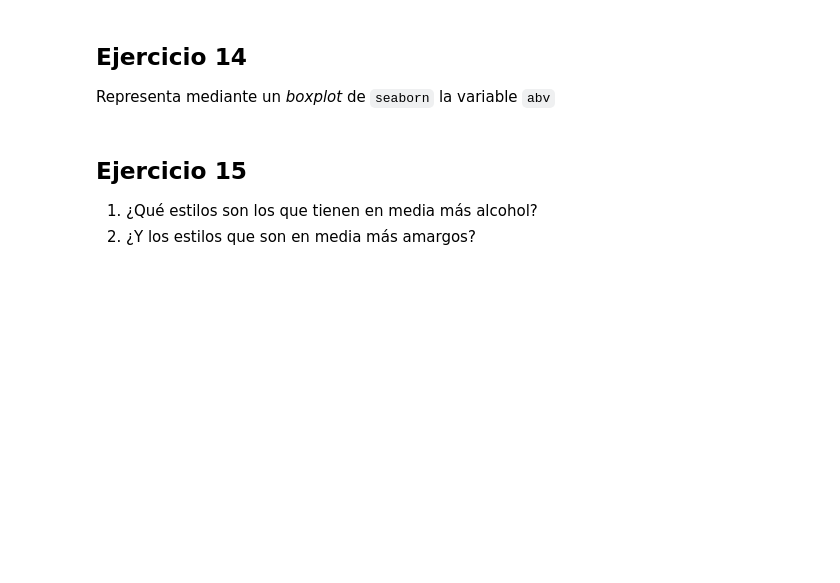
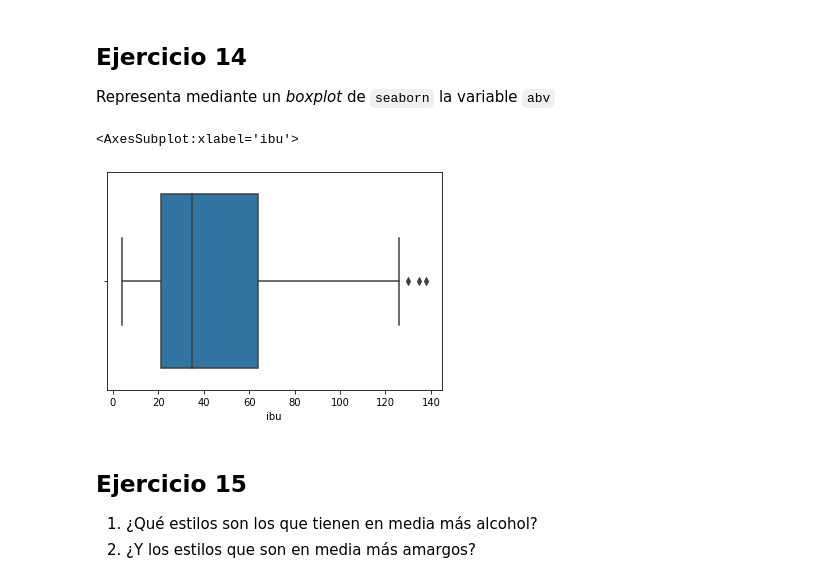
Before and after one commit to JuanManiglia/datascience_thebridge_9_21, a Jupyter notebook: 2-Data_analysis/2-Pandas/Práctica/repaso_pandas/Ejercicio pandas estadistica.ipynb, the cells around one changed output. Drawn from its saved outputs; the diff is of its cells as text; code cells hidden in the pictures; blank space fills up the shorter version.

```diff
--- a/2-Data_analysis/2-Pandas/Práctica/repaso_pandas/Ejercicio pandas estadistica.ipynb
+++ b/2-Data_analysis/2-Pandas/Práctica/repaso_pandas/Ejercicio pandas estadistica.ipynb
@@ -71,3 +534,8 @@ Representa mediante un *boxplot* de `seaborn` la variable `abv`
+# %%
+sns.boxplot(x = 'ibu', data = df)
+# %% [output]
+<AxesSubplot:xlabel='ibu'>
+[figure, added]
 # %% [markdown]
 ## Ejercicio 15
 1. ¿Qué estilos son los que tienen en media más alcohol?
```
Also changed, not shown: parts of 80 cells of this notebook.
